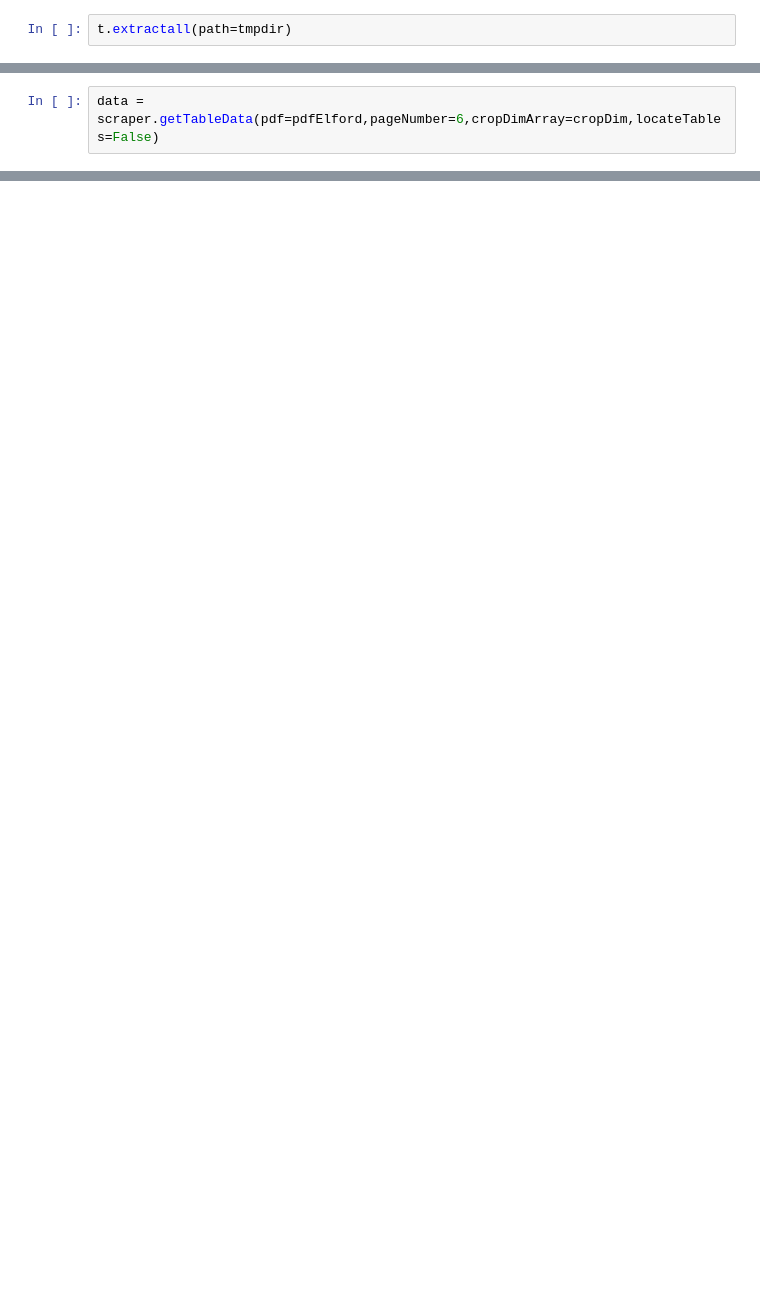
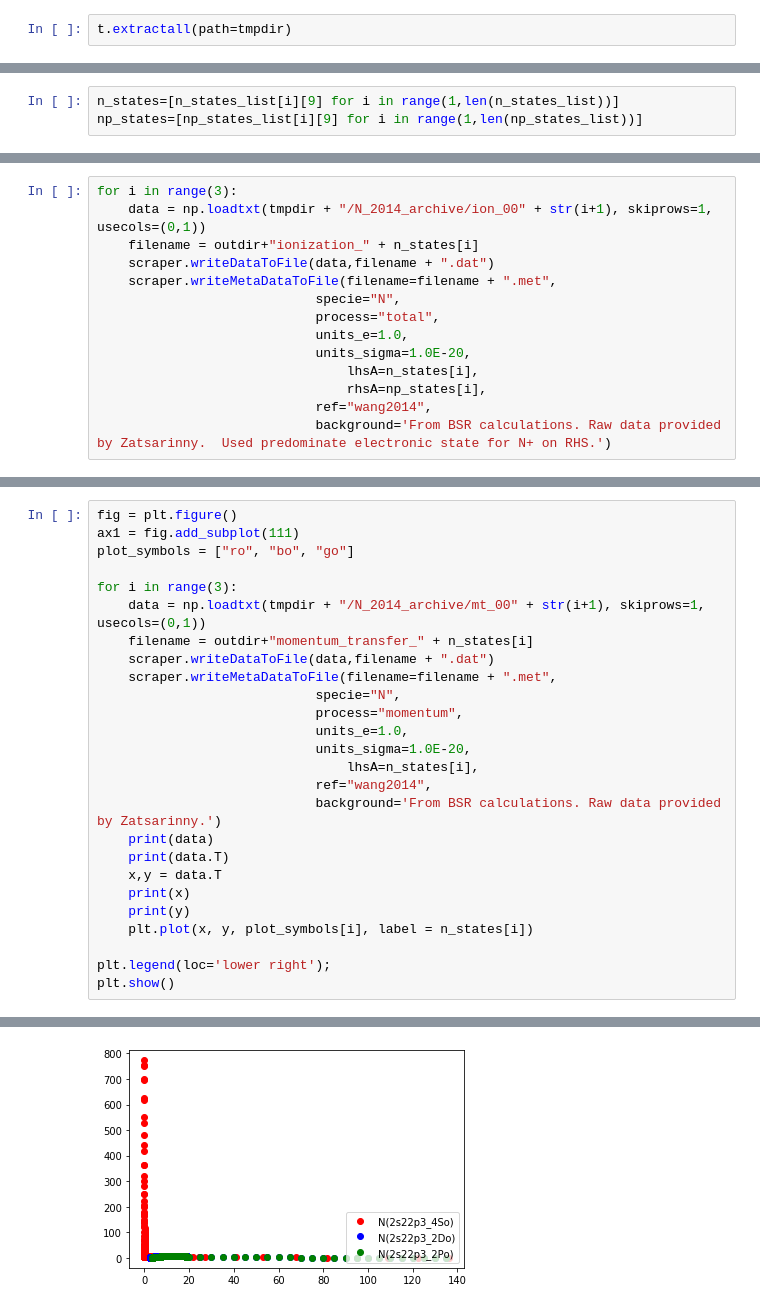
Before and after one commit to USNavalResearchLaboratory/nepc, a Jupyter notebook: methods/bsr/zatsarinny_n.ipynb, the cells around one changed output, grey strips where cells are left out. Saved outputs shown, nothing was run; the diff lists cells and outputs as text; blank space fills up the shorter version.

Commit message:
clean up conda environment, more work formatting zatsarinny data, and update n and n+ states

```diff
--- a/methods/bsr/zatsarinny_n.ipynb
+++ b/methods/bsr/zatsarinny_n.ipynb
@@ -100,2 +38,0 @@ cropDim = [(90,255,200,750),(200,255,360,750),(360,255,520,750)]
-# %%
-data = scraper.getTableData(pdf=pdfElford,pageNumber=6,cropDimArray=cropDim,locateTables=False)
@@ -293,0 +55,3 @@ for i in range(len(data)):
+# %%
+n_states=[n_states_list[i][9] for i in range(1,len(n_states_list))]
+np_states=[np_states_list[i][9] for i in range(1,len(np_states_list))]
@@ -293,0 +69,14 @@ for i in range(len(data)):
+# %%
+for i in range(3):
+    data = np.loadtxt(tmpdir + "/N_2014_archive/ion_00" + str(i+1), skiprows=1, usecols=(0,1))
+    filename = outdir+"ionization_" + n_states[i]
+    scraper.writeDataToFile(data,filename + ".dat")
+    scraper.writeMetaDataToFile(filename=filename + ".met",
+                            specie="N",
+                            process="total",
+                            units_e=1.0,
+                            units_sigma=1.0E-20,
+                                lhsA=n_states[i],
+                                rhsA=np_states[i],
+                            ref="wang2014",
+                            background='From BSR calculations. Raw data provided by Zatsarinny.  Used predominate electronic state for N+ on RHS.')
@@ -293,0 +90,27 @@ for i in range(len(data)):
+# %%
+fig = plt.figure()
+ax1 = fig.add_subplot(111)
+plot_symbols = ["ro", "bo", "go"]
+
+for i in range(3):
+    data = np.loadtxt(tmpdir + "/N_2014_archive/mt_00" + str(i+1), skiprows=1, usecols=(0,1))
+    filename = outdir+"momentum_transfer_" + n_states[i]
+    scraper.writeDataToFile(data,filename + ".dat")
+    scraper.writeMetaDataToFile(filename=filename + ".met",
+                            specie="N",
+                            process="momentum",
+                            units_e=1.0,
+                            units_sigma=1.0E-20,
+                                lhsA=n_states[i],
+                            ref="wang2014",
+                            background='From BSR calculations. Raw data provided by Zatsarinny.')
+    print(data)
+    print(data.T)
+    x,y = data.T
+    print(x)
+    print(y)
+    plt.plot(x, y, plot_symbols[i], label = n_states[i])
+
+plt.legend(loc='lower right');
+plt.show()
+# %% [output]
@@ -293,0 +134 @@ for i in range(len(data)):
+[figure, added]
```
Also changed, not shown: parts of 39 cells of this notebook, 19 other files.
